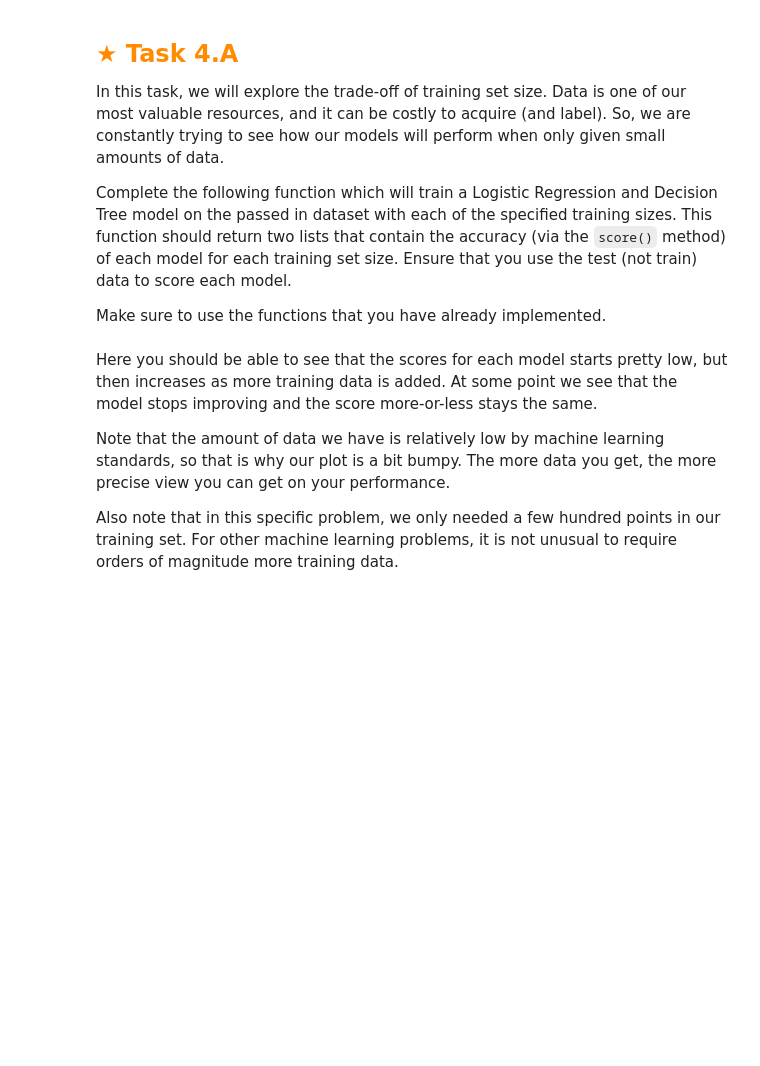
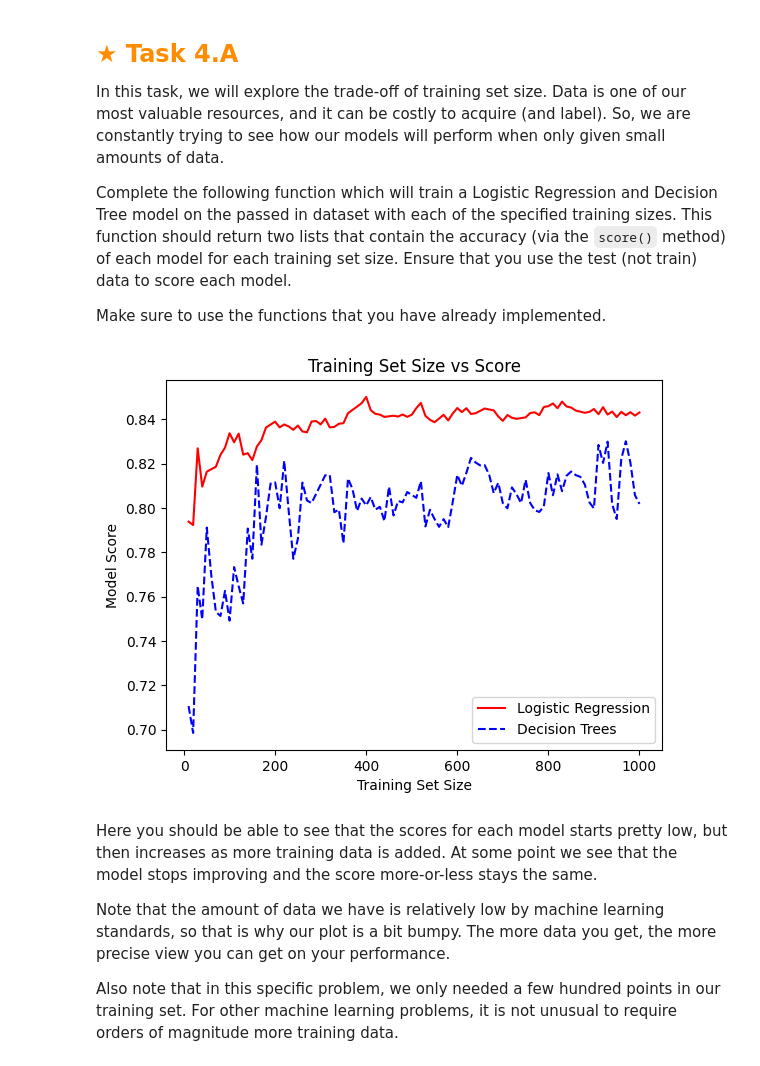
Before and after one commit to LucianoLL/CSE-146_Lab1, a Jupyter notebook: assignments/LAB1/assignment.ipynb, the cells around one changed output. Cells and saved outputs as stored; diff of their text form; code cells hidden in the pictures; blank space fills up the shorter version.

```diff
--- a/assignments/LAB1/assignment.ipynb
+++ b/assignments/LAB1/assignment.ipynb
@@ -247,7 +247,9 @@ def slice_labels(frame, label_column_name):
         A copy of the label column as a Pandas Series.
     """
 
-    tmp_DataFrame = pandas.DataFrame(frame.loc[:, frame.columns != label_column_name])
+    # tmp_DataFrame = pandas.DataFrame(frame.loc[:, frame.columns != label_column_name]).copy()
+    tmp_DataFrame = ((pandas.DataFrame(frame)).copy()).drop(columns = [label_column_name])
+
     tmp_Series = pandas.Series(frame[label_column_name])
 
     return tmp_DataFrame, tmp_Series
@@ -580,34 +588,50 @@ Make sure to use the functions that you have already implemented.
 # %%
 def get_train_size_scores(features, labels, train_sizes):
     """
     Create and train models for each of the specified training set sizes,
     and return the resulting scores for Logistic Regression and Decision Trees.
 
     Returns:
         A list of scores (one for each training set size) for a trained Logistic Regression model.
         A list of scores (one for each training set size) for a trained Decision Trees model.
     """
 
-    return NotImplemented, NotImplemented
+    lr_score = list()
+    dt_score = list()
+    for tmp_size in (train_sizes):
+
+        X_train, x_test, Y_train, y_test = split_data(features, labels, tmp_size)
+
+        lr_model = get_trained_lr(X_train, Y_train)
+        dt_model = get_trained_dt(X_train, Y_train)
+
+        lr_score.append(lr_model.score(x_test, y_test))
+        dt_score.append(dt_model.score(x_test, y_test))
+
+
+    return lr_score, dt_score
+    # return NotImplemented, NotImplemented
 
 train_sizes = list(range(10, 1010, 10))
 lr_scores, dt_scores = get_train_size_scores(communities_features, communities_labels, train_sizes)
 
 if (lr_scores is NotImplemented):
     print("Function not implemented, using fake data!")
     lr_scores = [random.random() for _ in range(len(train_sizes))]
     dt_scores = [random.random() for _ in range(len(train_sizes))]
 
 # Plot the results.
 matplotlib.pyplot.title('Training Set Size vs Score')
 matplotlib.pyplot.xlabel('Training Set Size')
 matplotlib.pyplot.ylabel('Model Score')
 
 matplotlib.pyplot.plot(train_sizes, lr_scores, color = 'red', label = 'Logistic Regression')
 matplotlib.pyplot.plot(train_sizes, dt_scores, color = 'blue', label = 'Decision Trees', linestyle = 'dashed')
 matplotlib.pyplot.legend()
 
 matplotlib.pyplot.show()
+# %% [output]
+[figure, added]
 # %% [markdown]
 Here you should be able to see that the scores for each model starts pretty low,
 but then increases as more training data is added.
```
Also changed, not shown: parts of 5 cells of this notebook.
